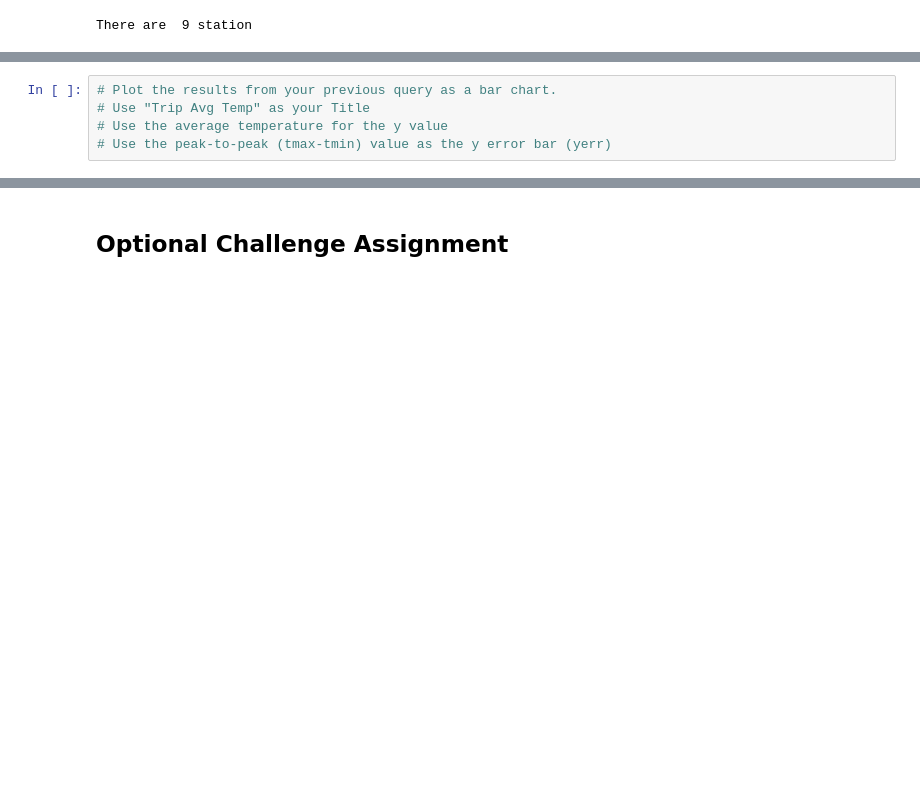
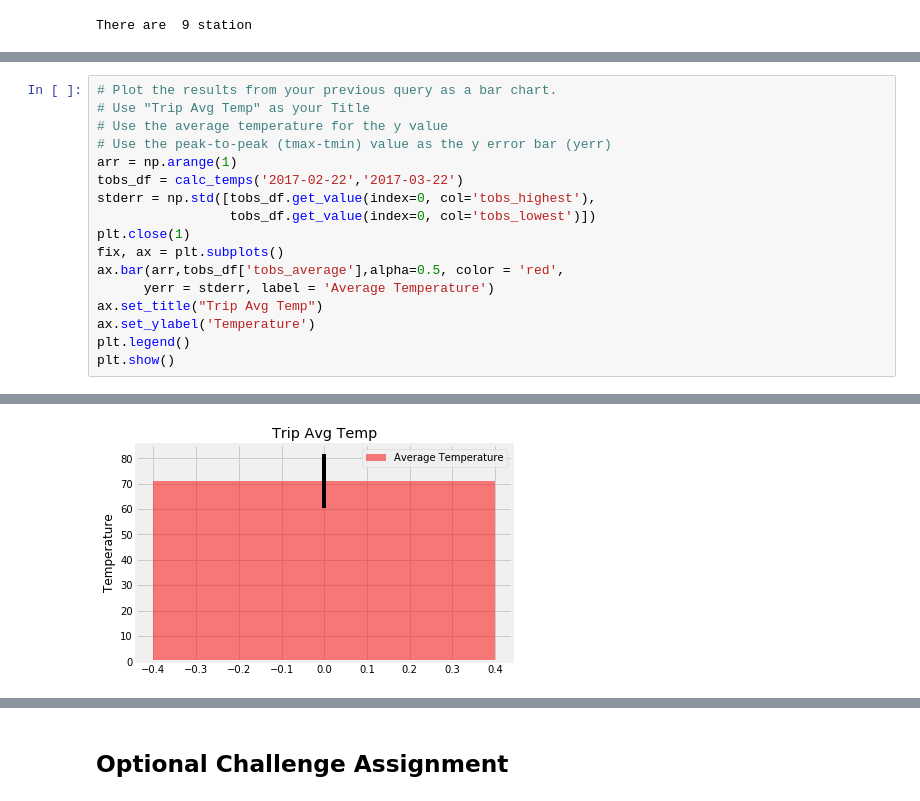
Before and after one commit to CholGurung/Climate_Analysis_Hw_wk11, a Jupyter notebook: climate_starter.ipynb, the cells around one changed output, grey strips where cells are left out. Cells and saved outputs as stored; diff of their text form; blank space fills up the shorter version.

```diff
--- a/climate_starter.ipynb
+++ b/climate_starter.ipynb
@@ -176,4 +251,16 @@ print(calc_temps('2012-02-28', '2012-03-05'))
 # Use "Trip Avg Temp" as your Title
 # Use the average temperature for the y value
 # Use the peak-to-peak (tmax-tmin) value as the y error bar (yerr)
+arr = np.arange(1)
+tobs_df = calc_temps('2017-02-22','2017-03-22')
+stderr = np.std([tobs_df.get_value(index=0, col='tobs_highest'),
+                 tobs_df.get_value(index=0, col='tobs_lowest')])
+plt.close(1)
+fix, ax = plt.subplots()
+ax.bar(arr,tobs_df['tobs_average'],alpha=0.5, color = 'red',
+      yerr = stderr, label = 'Average Temperature')
+ax.set_title("Trip Avg Temp")
+ax.set_ylabel('Temperature')
+plt.legend()
+plt.show()
 # %% [output]
@@ -182,3 +267,4 @@ print(calc_temps('2012-02-28', '2012-03-05'))
+[figure, added]
 # %%
 # Calculate the rainfall per weather station for your trip dates using the previous year's matching dates.
 # Sort this in descending order by precipitation amount and list the station, name, latitude, longitude, and elevation
```
Also changed, not shown: parts of 9 cells of this notebook, 2 other files.
